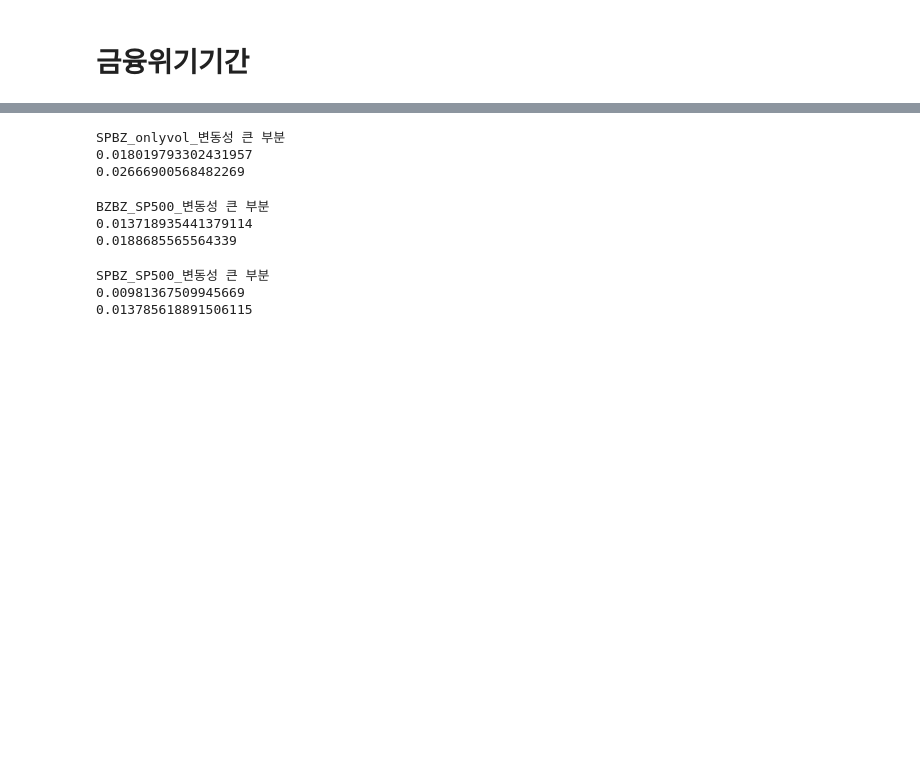
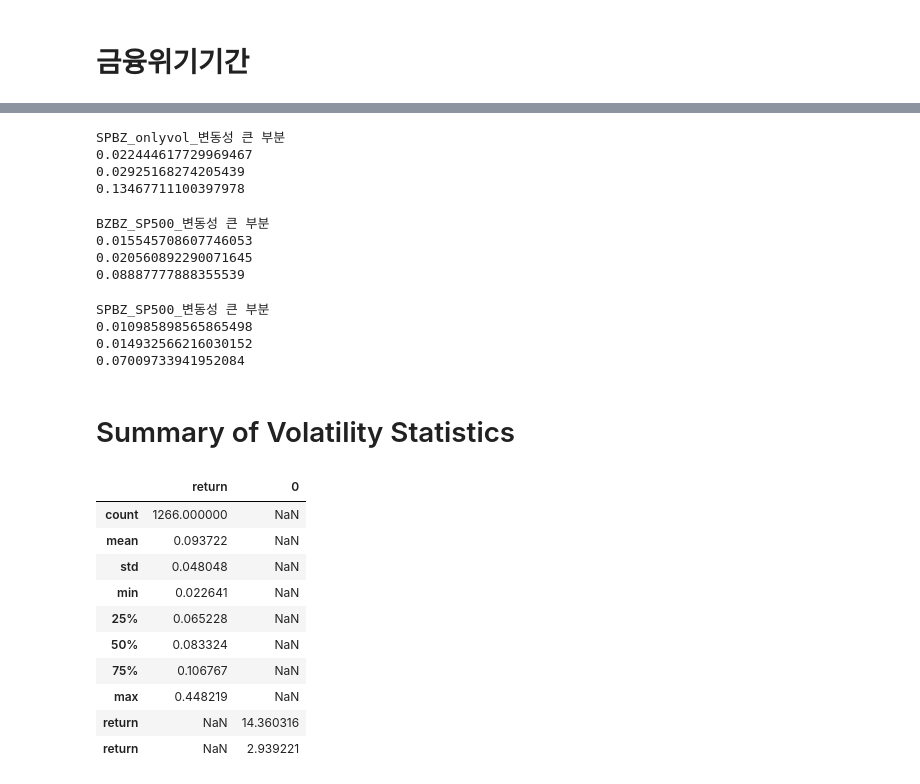
Before and after one commit to kimjuhwan1234/Volatility_Forecasting, a Jupyter notebook: EDA.ipynb, the cells around one changed output, grey strips where cells are left out. Saved outputs shown, nothing was run; the diff lists cells and outputs as text; code cells hidden in the pictures; blank space fills up the shorter version.

```diff
--- a/EDA.ipynb
+++ b/EDA.ipynb
@@ -222,27 +253,56 @@ print(calculate_mae(truth_inv2.loc[start_period:end_period, 'Ground Truths'].val
                     pred_inv2.loc[start_period:end_period, 'Predictions'].values))
 print(calculate_rmse(truth_inv2.loc[start_period:end_period, 'Ground Truths'].values,
                      pred_inv2.loc[start_period:end_period, 'Predictions'].values))
+print(calculate_mape(truth_inv2.loc[start_period:end_period, 'Ground Truths'].values,
+                     pred_inv2.loc[start_period:end_period, 'Predictions'].values))
 # %% [output]
 SPBZ_onlyvol_변동성 큰 부분
-0.018019793302431957
-0.02666900568482269
+0.022444617729969467
+0.02925168274205439
+0.13467711100397978
 # %%
 print('BZBZ_SP500_변동성 큰 부분')
 print(calculate_mae(truth_inv3.loc[start_period:end_period, 'Ground Truths'].values,
                     pred_inv3.loc[start_period:end_period, 'Predictions'].values))
 print(calculate_rmse(truth_inv3.loc[start_period:end_period, 'Ground Truths'].values,
                      pred_inv3.loc[start_period:end_period, 'Predictions'].values))
+print(calculate_mape(truth_inv3.loc[start_period:end_period, 'Ground Truths'].values,
+                     pred_inv3.loc[start_period:end_period, 'Predictions'].values))
 # %% [output]
 BZBZ_SP500_변동성 큰 부분
-0.013718935441379114
-0.0188685565564339
+0.015545708607746053
+0.020560892290071645
+0.08887777888355539
 # %%
 print('SPBZ_SP500_변동성 큰 부분')
 print(calculate_mae(truth_inv4.loc[start_period:end_period, 'Ground Truths'].values,
                     pred_inv4.loc[start_period:end_period, 'Predictions'].values))
 print(calculate_rmse(truth_inv4.loc[start_period:end_period, 'Ground Truths'].values,
                      pred_inv4.loc[start_period:end_period, 'Predictions'].values))
+print(calculate_mape(truth_inv4.loc[start_period:end_period, 'Ground Truths'].values,
+                     pred_inv4.loc[start_period:end_period, 'Predictions'].values))
 # %% [output]
 SPBZ_SP500_변동성 큰 부분
-0.00981367509945669
-0.013785618891506115
+0.010985898565865498
+0.014932566216030152
+0.07009733941952084
+# %% [markdown]
+# Summary of Volatility Statistics
+# %%
+BZ_vol = pd.read_csv('Database/BZ_vol_only_scaledX.csv', index_col=0)
+SP_vol = pd.read_csv('Database/SP_vol_only_scaledX.csv', index_col=0)
+# %%
+BZ_Statistic_df = pd.concat([BZ_vol.describe(), BZ_vol.kurtosis(), BZ_vol.skew()], axis=0)
+BZ_Statistic_df
+# %% [output]
+|  | return | 0 |
+| count | 1266.000000 | NaN |
+| mean | 0.093722 | NaN |
+| std | 0.048048 | NaN |
+| min | 0.022641 | NaN |
+| 25% | 0.065228 | NaN |
+| 50% | 0.083324 | NaN |
+| 75% | 0.106767 | NaN |
+| max | 0.448219 | NaN |
+| return | NaN | 14.360316 |
+| return | NaN | 2.939221 |
```
Also changed, not shown: parts of 25 cells of this notebook, 25 other files.
